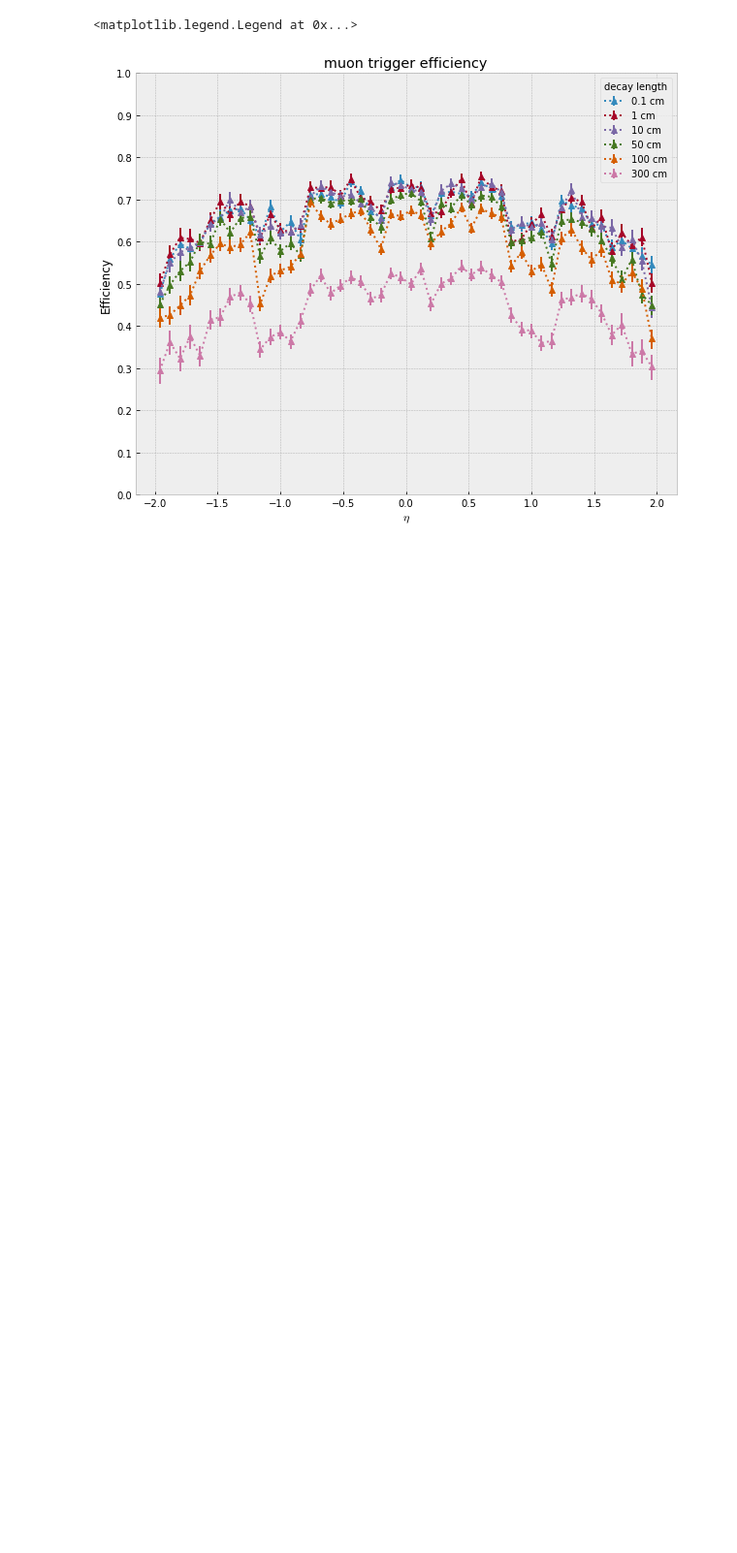
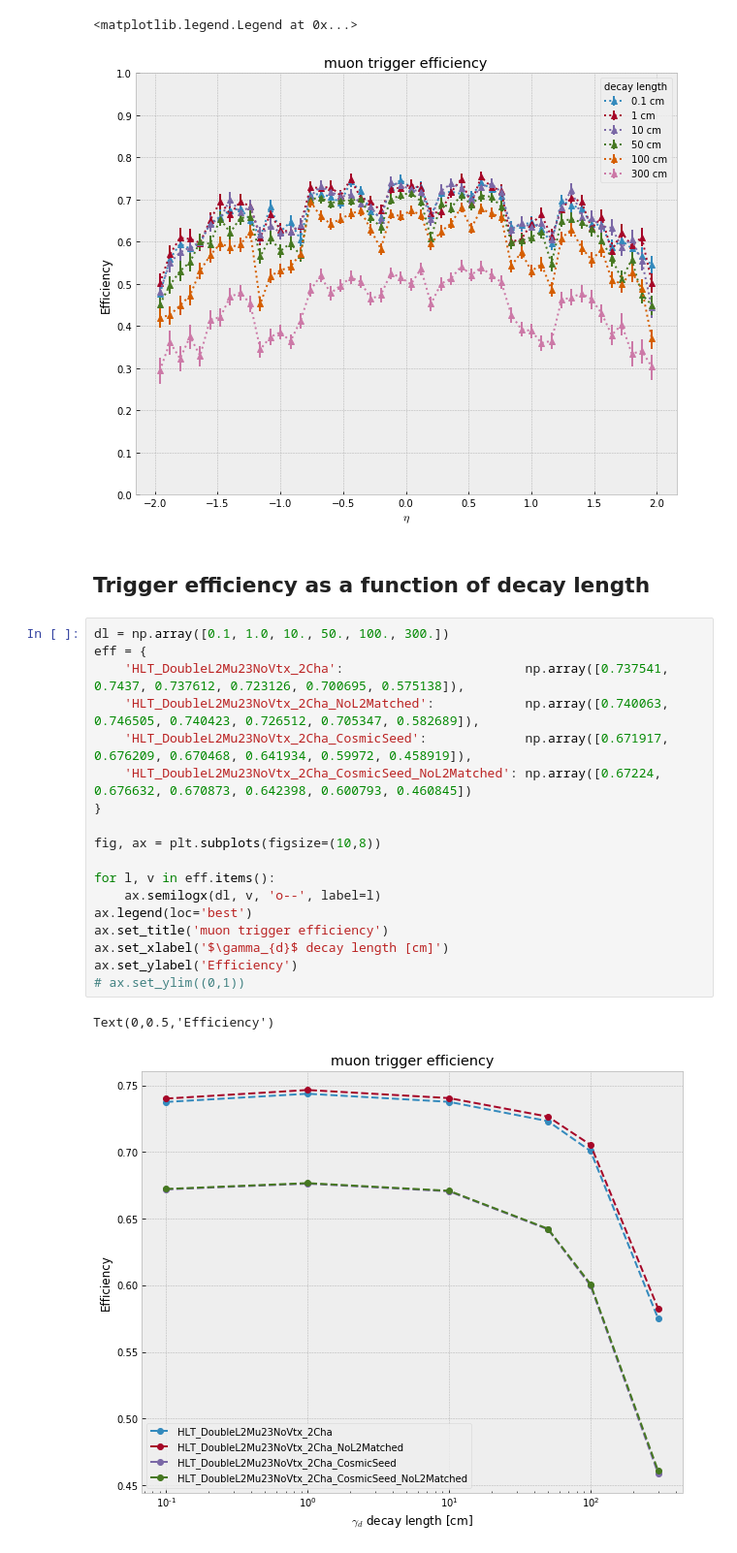
Before and after one commit to afrankenthal/FirefighterAnalysis, a Jupyter notebook: trigMuEfficiency.ipynb, the cells around one changed output. Shown at 97% size. Cells and saved outputs as stored; diff of their text form; blank space fills up the shorter version.

Commit message:
update a plot

```diff
--- a/trigMuEfficiency.ipynb
+++ b/trigMuEfficiency.ipynb
@@ -667,3 +667,26 @@ ax.legend(loc='best', title='decay length')
 # %% [output]
 <matplotlib.legend.Legend at 0x...>
 [figure]
+# %% [markdown]
+## Trigger efficiency as a function of decay length
+# %%
+dl = np.array([0.1, 1.0, 10., 50., 100., 300.])
+eff = {
+    'HLT_DoubleL2Mu23NoVtx_2Cha':                        np.array([0.737541, 0.7437, 0.737612, 0.723126, 0.700695, 0.575138]),
+    'HLT_DoubleL2Mu23NoVtx_2Cha_NoL2Matched':            np.array([0.740063, 0.746505, 0.740423, 0.726512, 0.705347, 0.582689]),
+    'HLT_DoubleL2Mu23NoVtx_2Cha_CosmicSeed':             np.array([0.671917, 0.676209, 0.670468, 0.641934, 0.59972, 0.458919]),
+    'HLT_DoubleL2Mu23NoVtx_2Cha_CosmicSeed_NoL2Matched': np.array([0.67224, 0.676632, 0.670873, 0.642398, 0.600793, 0.460845])
+}
+
+fig, ax = plt.subplots(figsize=(10,8))
+
+for l, v in eff.items():
+    ax.semilogx(dl, v, 'o--', label=l)
+ax.legend(loc='best')
+ax.set_title('muon trigger efficiency')
+ax.set_xlabel('$\gamma_{d}$ decay length [cm]')
+ax.set_ylabel('Efficiency')
+# ax.set_ylim((0,1))
+# %% [output]
+Text(0,0.5,'Efficiency')
+[figure, added]
```
Also changed, not shown: parts of 2 cells of this notebook, 1 other file.
